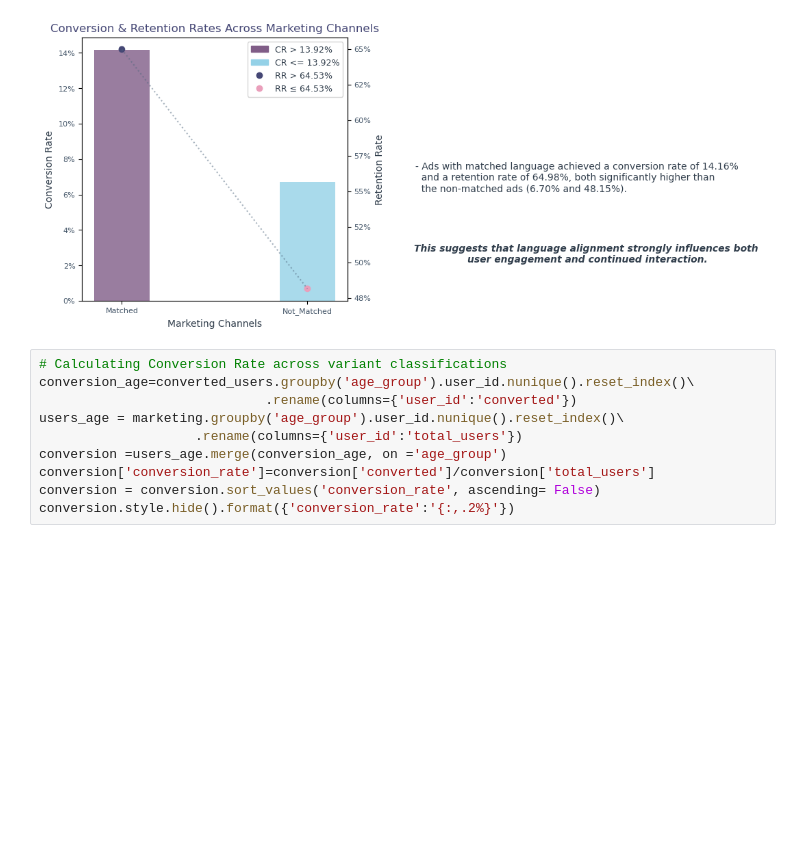
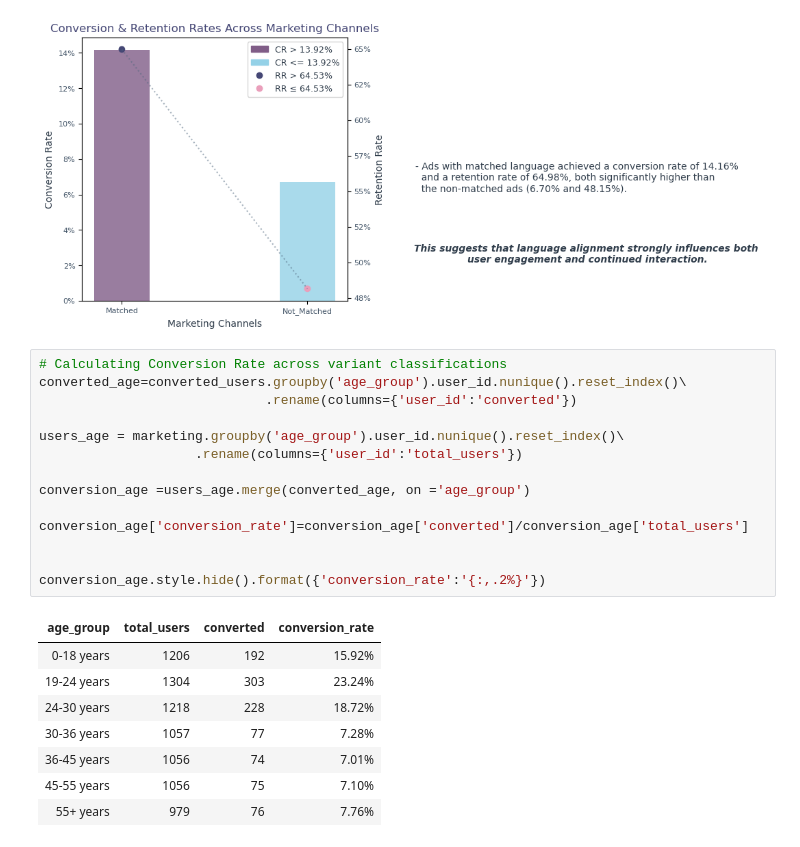
Before and after one commit to hend-a-ghafour/Analyzing_Marketing_Campaigns, a Jupyter notebook: Analyzing_Marketing_Campaigns.ipynb, the cells around one changed output. Saved outputs shown, nothing was run; the diff lists cells and outputs as text; blank space fills up the shorter version.

```diff
--- a/Analyzing_Marketing_Campaigns.ipynb
+++ b/Analyzing_Marketing_Campaigns.ipynb
@@ -1379,11 +1379,24 @@ plt.show();
 [figure]
 # %%
 # Calculating Conversion Rate across variant classifications
-conversion_age=converted_users.groupby('age_group').user_id.nunique().reset_index()\
+converted_age=converted_users.groupby('age_group').user_id.nunique().reset_index()\
                              .rename(columns={'user_id':'converted'})
+
 users_age = marketing.groupby('age_group').user_id.nunique().reset_index()\
                     .rename(columns={'user_id':'total_users'})
-conversion =users_age.merge(conversion_age, on ='age_group')
-conversion['conversion_rate']=conversion['converted']/conversion['total_users']
-conversion = conversion.sort_values('conversion_rate', ascending= False)
-conversion.style.hide().format({'conversion_rate':'{:,.2%}'})
+
+conversion_age =users_age.merge(converted_age, on ='age_group')
+
+conversion_age['conversion_rate']=conversion_age['converted']/conversion_age['total_users']
+
+
+conversion_age.style.hide().format({'conversion_rate':'{:,.2%}'})
+# %% [output]
+| age_group | total_users | converted | conversion_rate |
+| 0-18 years | 1206 | 192 | 15.92% |
+| 19-24 years | 1304 | 303 | 23.24% |
+| 24-30 years | 1218 | 228 | 18.72% |
+| 30-36 years | 1057 | 77 | 7.28% |
+| 36-45 years | 1056 | 74 | 7.01% |
+| 45-55 years | 1056 | 75 | 7.10% |
+| 55+ years | 979 | 76 | 7.76% |
```
Also changed, not shown: parts of 4 cells of this notebook.
